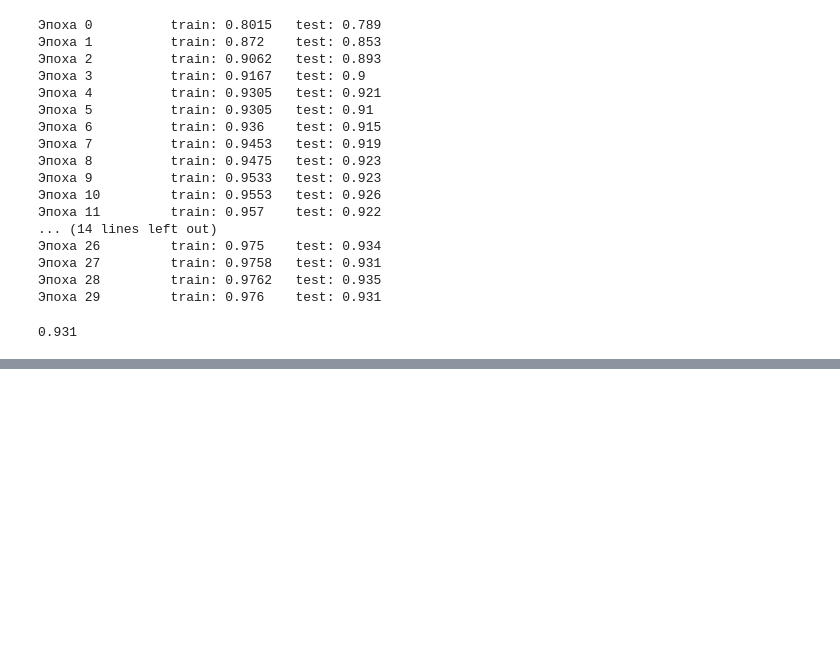
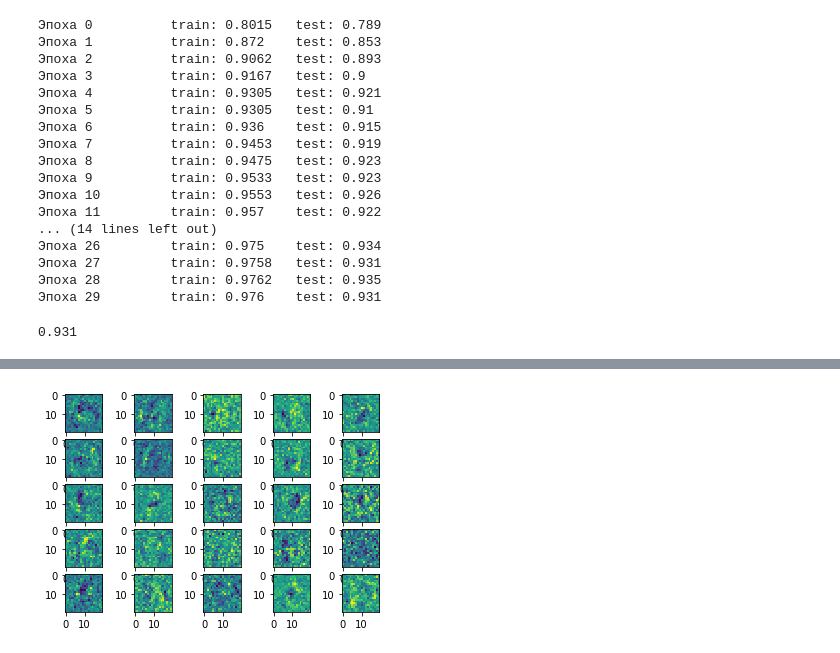
Before and after one commit to ByMyTry/MO_3sem, a Jupyter notebook: laba4/laba4.ipynb, the cells around one changed output, grey strips where cells are left out. Cells and saved outputs as stored; diff of their text form; code cells hidden in the pictures; blank space fills up the shorter version.

```diff
--- a/laba4/laba4.ipynb
+++ b/laba4/laba4.ipynb
@@ -667,0 +680,10 @@ for i in [0, 1500, 3000, 4500]:
+# %%
+j = 0
+f, axarr = plt.subplots(5, 5)
+for i, wi in enumerate(nn_l2.weights[0]):
+    if i != 0 and i % 5 == 0:
+        j += 1
+    axarr[j, i % 5].imshow(wi.reshape((20,20)), interpolation='none')
+plt.show()
+# %% [output]
+[figure, added]
```
Also changed, not shown: parts of 10 cells of this notebook.
